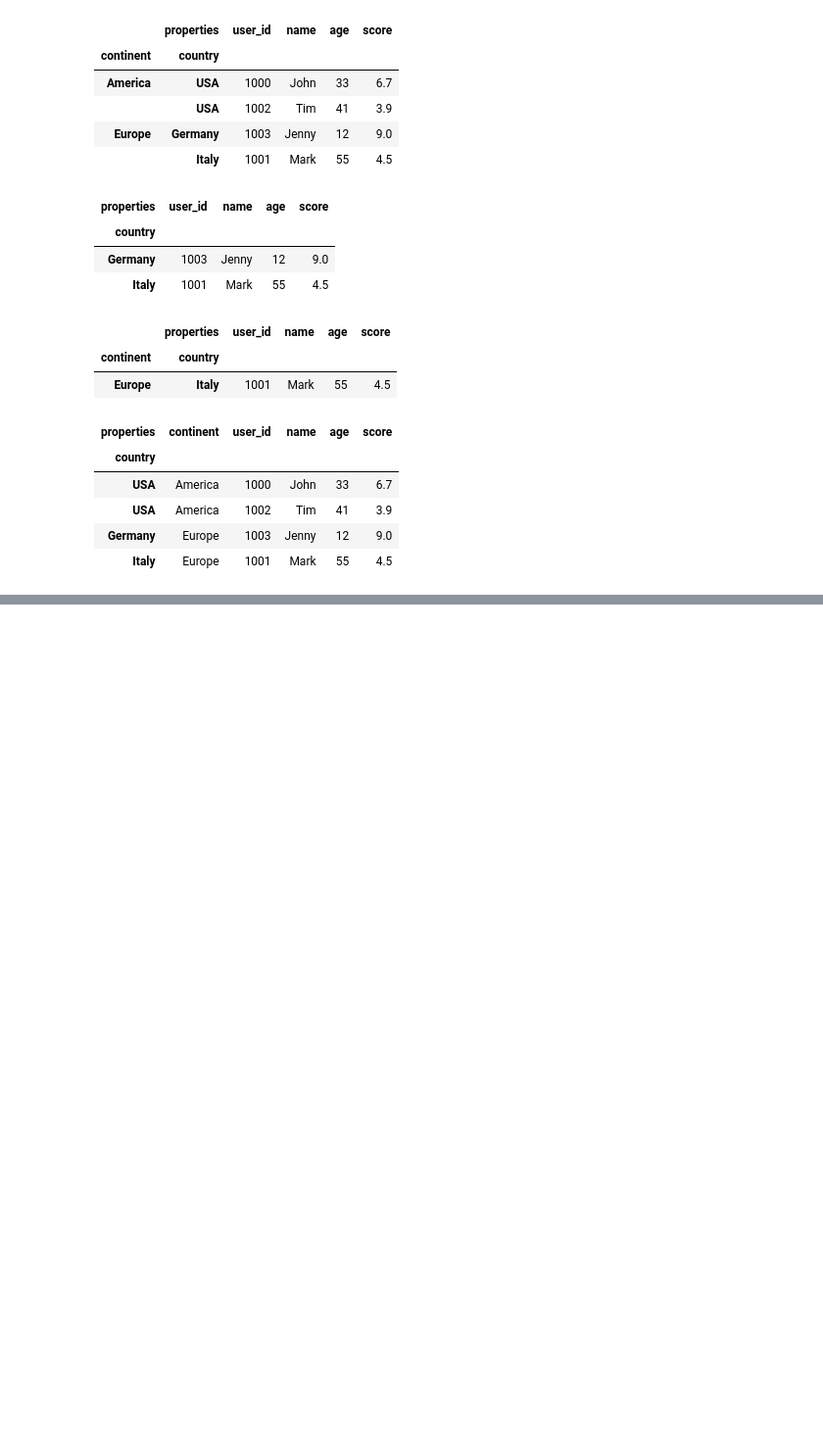
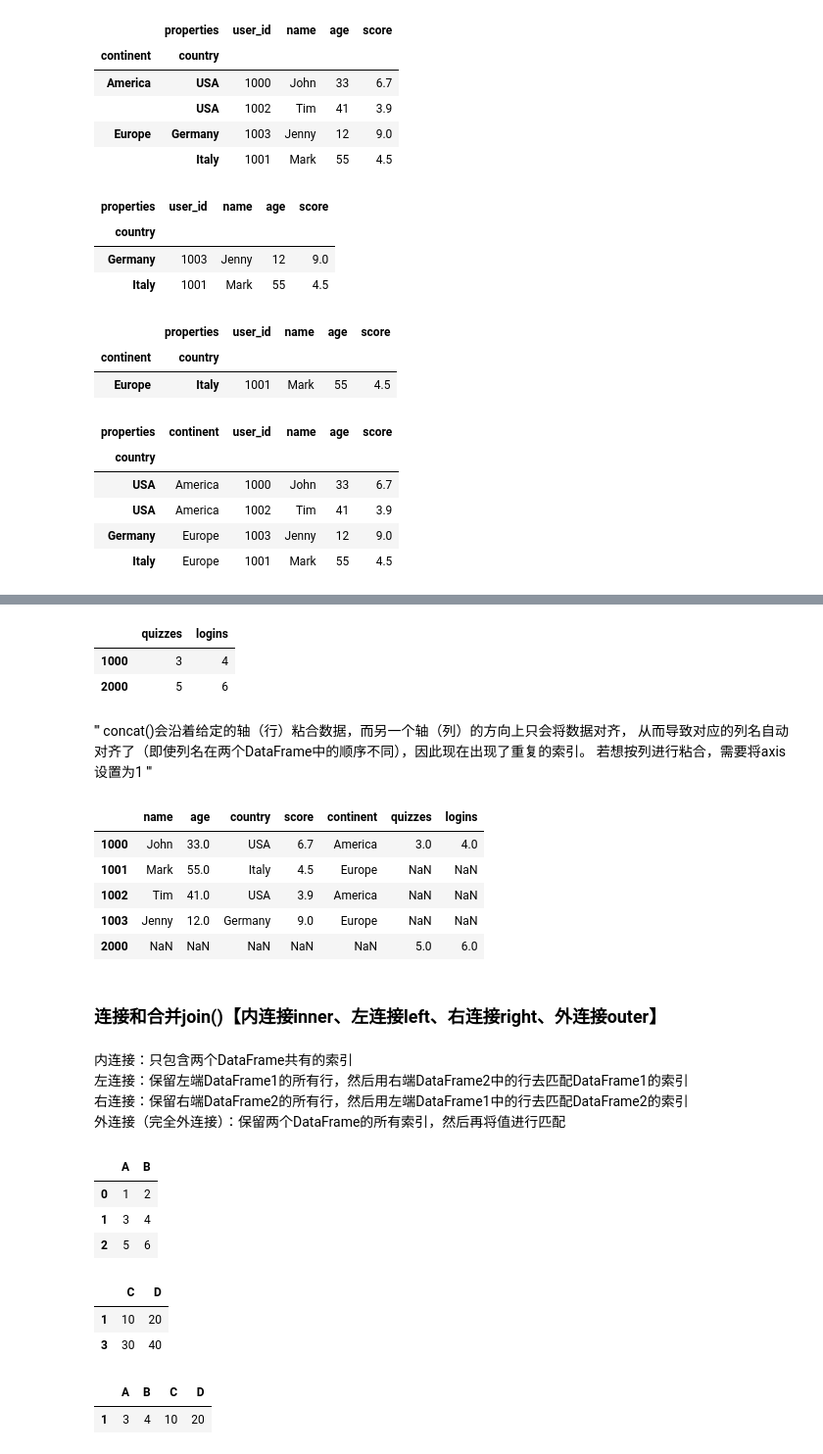
Before and after one commit to W2625/python-for-excel, a Jupyter notebook: part_5.ipynb, the cells around one changed output, grey strips where cells are left out. Shown at 98% size. Drawn from its saved outputs; the diff is of its cells as text; code cells hidden in the pictures; blank space fills up the shorter version.

```diff
--- a/part_5.ipynb
+++ b/part_5.ipynb
@@ -313,0 +700,56 @@ df_multi.reset_index(level=0)
+# %%
+data=[[3, 4],
+     [5, 6]]
+more_categories = pd.DataFrame(data=data,
+                               columns=["quizzes", "logins"],
+                              index=[1000, 2000])
+more_categories
+# %% [output]
+|  | quizzes | logins |
+| 1000 | 3 | 4 |
+| 2000 | 5 | 6 |
+# %% [markdown]
+'''
+concat()会沿着给定的轴（行）粘合数据，而另一个轴（列）的方向上只会将数据对齐，
+从而导致对应的列名自动对齐了（即使列名在两个DataFrame中的顺序不同），因此现在出现了重复的索引。
+若想按列进行粘合，需要将axis设置为1
+'''
+# %%
+pd.concat([df, more_categories], axis=1)
+# %% [output]
+|  | name | age | country | score | continent | quizzes | logins |
+| 1000 | John | 33.0 | USA | 6.7 | America | 3.0 | 4.0 |
+| 1001 | Mark | 55.0 | Italy | 4.5 | Europe | NaN | NaN |
+| 1002 | Tim | 41.0 | USA | 3.9 | America | NaN | NaN |
+| 1003 | Jenny | 12.0 | Germany | 9.0 | Europe | NaN | NaN |
+| 2000 | NaN | NaN | NaN | NaN | NaN | 5.0 | 6.0 |
+# %% [markdown]
+### 连接和合并join()【内连接inner、左连接left、右连接right、外连接outer】
+# %% [markdown]
+内连接：只包含两个DataFrame共有的索引<br>
+左连接：保留左端DataFrame1的所有行，然后用右端DataFrame2中的行去匹配DataFrame1的索引<br>
+右连接：保留右端DataFrame2的所有行，然后用左端DataFrame1中的行去匹配DataFrame2的索引<br/>
+外连接（完全外连接）：保留两个DataFrame的所有索引，然后再将值进行匹配
+# %%
+df1 = pd.DataFrame(data=[[1, 2], [3, 4], [5, 6]],
+                  columns=["A", "B"])
+df1
+# %% [output]
+|  | A | B |
+| 0 | 1 | 2 |
+| 1 | 3 | 4 |
+| 2 | 5 | 6 |
+# %%
+df2 = pd.DataFrame(data=[[10, 20], [30, 40]],
+                  columns=["C", "D"],
+                  index=[1, 3])
+df2
+# %% [output]
+|  | C | D |
+| 1 | 10 | 20 |
+| 3 | 30 | 40 |
+# %%
+df1.join(df2, how="inner")
+# %% [output]
+|  | A | B | C | D |
+| 1 | 3 | 4 | 10 | 20 |
```
Also changed, not shown: parts of 113 cells of this notebook, 2 other files.
